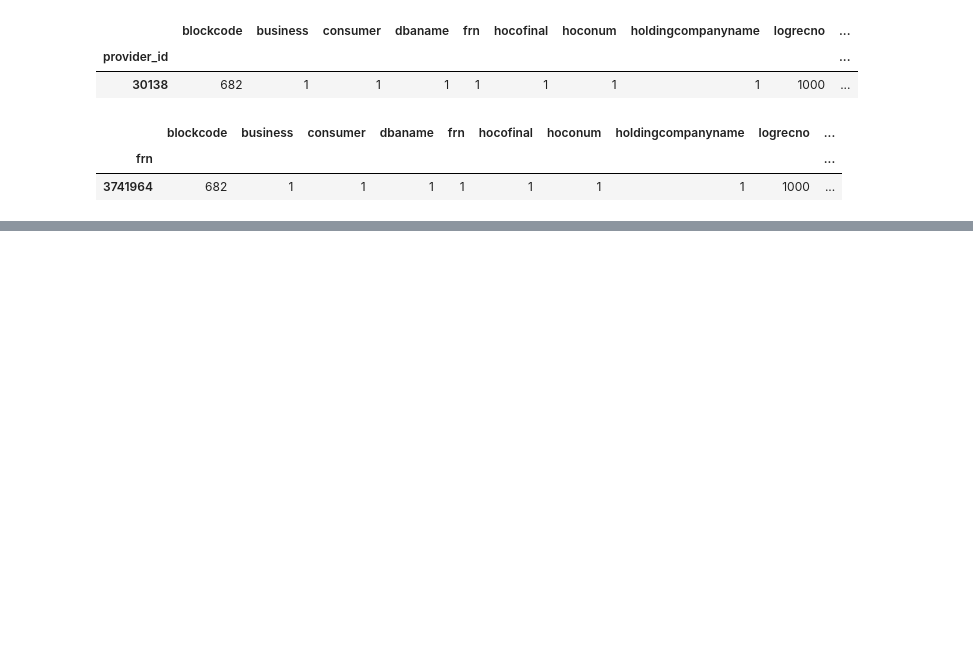
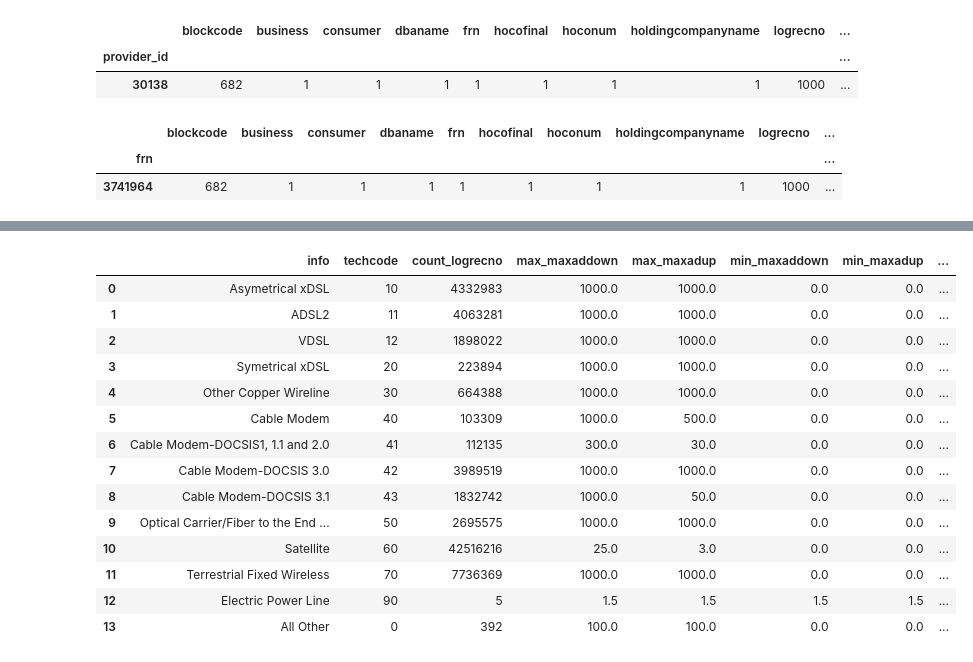
Before and after one commit to ai-xiaihai/IO_DataAnalysis, a Jupyter notebook: Fixed_Broadband_Deployment.ipynb, the cells around one changed output, grey strips where cells are left out. Saved outputs shown, nothing was run; the diff lists cells and outputs as text; code cells hidden in the pictures; blank space fills up the shorter version.

```diff
--- a/Fixed_Broadband_Deployment.ipynb
+++ b/Fixed_Broadband_Deployment.ipynb
@@ -87,0 +137,46 @@ df2.groupby("frn").nunique()
+# %%
+###########
+# Avg advertised max download speed for each techonology
+###########
+groupby_tech_avg_down = pd.read_json(
+    "https://opendata.fcc.gov/resource/s7ac-qb2r.json?$select=techcode,avg(maxaddown)&$group=techcode")
+groupby_tech = groupby_tech.merge(groupby_tech_avg_down, how = 'inner', on = ['techcode'])
+# %%
+###########
+# Max advertised max upload speed for each techonology
+###########
+groupby_tech_max_up = pd.read_json(
+    "https://opendata.fcc.gov/resource/s7ac-qb2r.json?$select=techcode,max(maxadup)&$group=techcode")
+groupby_tech = groupby_tech.merge(groupby_tech_max_up, how = 'inner', on = ['techcode'])
+# %%
+###########
+# Min advertised max upload speed for each techonology
+###########
+groupby_tech_min_up = pd.read_json(
+    "https://opendata.fcc.gov/resource/s7ac-qb2r.json?$select=techcode,min(maxadup)&$group=techcode")
+groupby_tech = groupby_tech.merge(groupby_tech_min_up, how = 'inner', on = ['techcode'])
+# %%
+###########
+# Avg advertised max upload speed for each techonology
+###########
+groupby_tech_avg_up = pd.read_json(
+    "https://opendata.fcc.gov/resource/s7ac-qb2r.json?$select=techcode,avg(maxadup)&$group=techcode")
+groupby_tech = groupby_tech.merge(groupby_tech_avg_up, how = 'inner', on = ['techcode'])
+# %%
+groupby_tech
+# %% [output]
+|  | info | techcode | count_logrecno | max_maxaddown | max_maxadup | min_maxaddown | min_maxadup | ... |
+| 0 | Asymetrical xDSL | 10 | 4332983 | 1000.0 | 1000.0 | 0.0 | 0.0 | ... |
+| 1 | ADSL2 | 11 | 4063281 | 1000.0 | 1000.0 | 0.0 | 0.0 | ... |
+| 2 | VDSL | 12 | 1898022 | 1000.0 | 1000.0 | 0.0 | 0.0 | ... |
+| 3 | Symetrical xDSL | 20 | 223894 | 1000.0 | 1000.0 | 0.0 | 0.0 | ... |
+| 4 | Other Copper Wireline | 30 | 664388 | 1000.0 | 1000.0 | 0.0 | 0.0 | ... |
+| 5 | Cable Modem | 40 | 103309 | 1000.0 | 500.0 | 0.0 | 0.0 | ... |
+| 6 | Cable Modem-DOCSIS1, 1.1 and 2.0 | 41 | 112135 | 300.0 | 30.0 | 0.0 | 0.0 | ... |
+| 7 | Cable Modem-DOCSIS 3.0 | 42 | 3989519 | 1000.0 | 1000.0 | 0.0 | 0.0 | ... |
+| 8 | Cable Modem-DOCSIS 3.1 | 43 | 1832742 | 1000.0 | 50.0 | 0.0 | 0.0 | ... |
+| 9 | Optical Carrier/Fiber to the End ... | 50 | 2695575 | 1000.0 | 1000.0 | 0.0 | 0.0 | ... |
+| 10 | Satellite | 60 | 42516216 | 25.0 | 3.0 | 0.0 | 0.0 | ... |
+| 11 | Terrestrial Fixed Wireless | 70 | 7736369 | 1000.0 | 1000.0 | 0.0 | 0.0 | ... |
+| 12 | Electric Power Line | 90 | 5 | 1.5 | 1.5 | 1.5 | 1.5 | ... |
+| 13 | All Other | 0 | 392 | 100.0 | 100.0 | 0.0 | 0.0 | ... |
```
Also changed, not shown: parts of 7 cells of this notebook.
